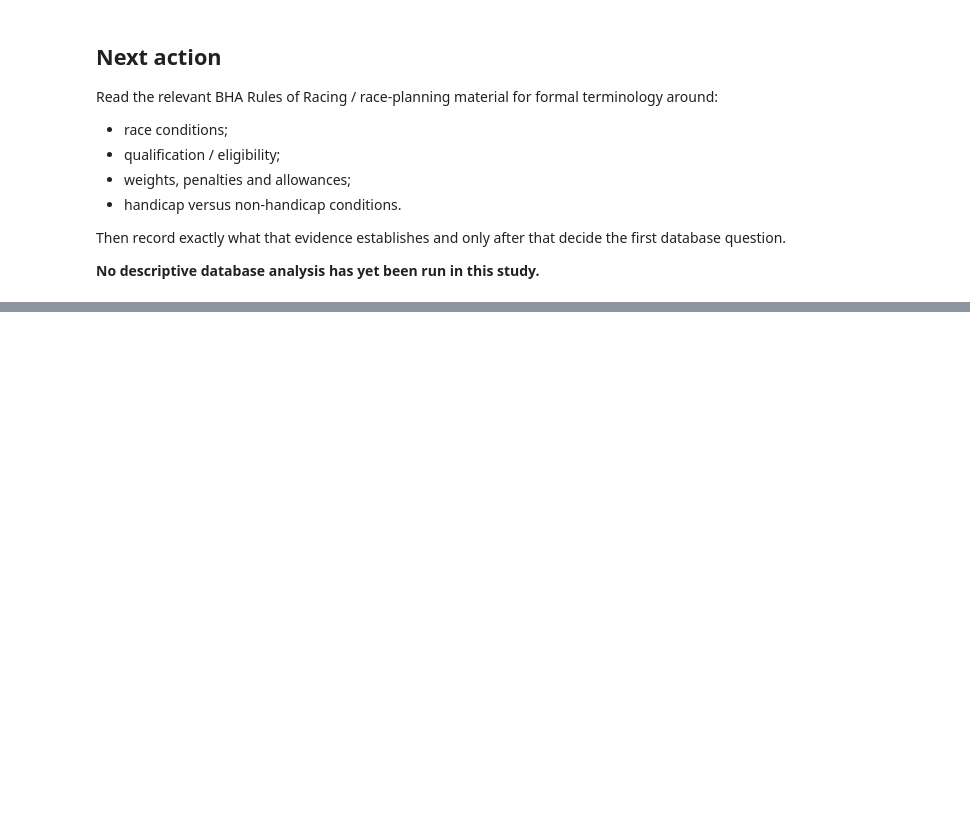
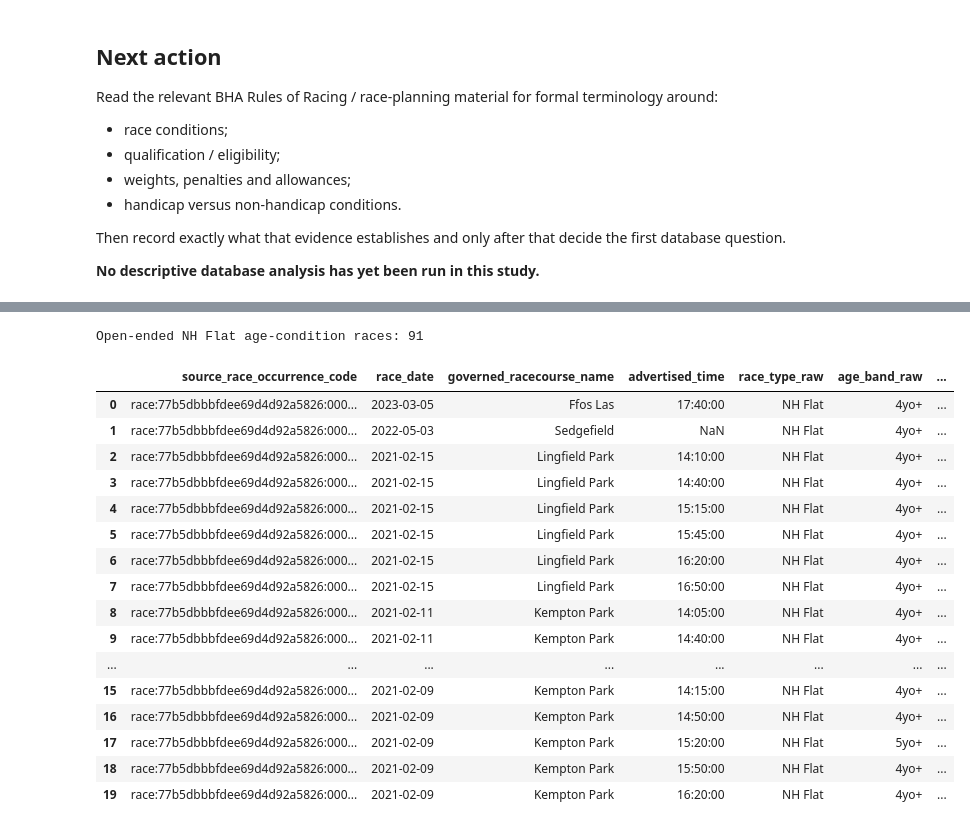
Before and after one commit to rjmac22/inside-rails-horse-racing, a Jupyter notebook: studies/jurisdictions/great_britain/05_what_is_a_british_horse_race.ipynb, the cells around one changed output, grey strips where cells are left out. Drawn from its saved outputs; the diff is of its cells as text; code cells hidden in the pictures; blank space fills up the shorter version.

```diff
--- a/studies/jurisdictions/great_britain/05_what_is_a_british_horse_race.ipynb
+++ b/studies/jurisdictions/great_britain/05_what_is_a_british_horse_race.ipynb
@@ -182,0 +6482,69 @@ Then record exactly what that evidence establishes and only after that decide th
+# %%
+# Find the latest National Hunt Flat races whose explicit source age condition
+# is open-ended (`4yo+` or `5yo+`).
+#
+# Analytical question:
+#
+#   Can we identify a concrete historical race where the race-level age
+#   condition itself has no upper boundary?
+#
+# We will then retrieve that exact race from the BHA API and test whether BHA's
+# own structured `ageLimit` is also open-ended.
+#
+# This query uses governed racecourse identity and advertised course-local time.
+# No source off-time field is used.
+
+with connect_read_only(DATABASE) as connection:
+    open_ended_nh_flat_age_cases = pd.read_sql_query(
+        """
+        SELECT
+            source_race_occurrence_code,
+            raw_date AS race_date,
+            governed_racecourse_name,
+            substr(advertised_start_course_local, 12, 8) AS advertised_time,
+            race_type_raw,
+            age_band_raw,
+            race_name_raw
+        FROM view_gb_reconciled_race_occurrences_with_racecourse
+        WHERE lower(trim(race_type_raw)) IN (
+            'nh flat',
+            'national hunt flat'
+        )
+          AND lower(trim(age_band_raw)) IN ('4yo+', '5yo+')
+        ORDER BY raw_date DESC,
+                 governed_racecourse_name,
+                 advertised_start_course_local
+        """,
+        connection,
+    )
+
+
+print(
+    "Open-ended NH Flat age-condition races:",
+    len(open_ended_nh_flat_age_cases),
+)
+
+pd.set_option("display.max_colwidth", None)
+
+display(
+    open_ended_nh_flat_age_cases.head(20)
+)
+# %% [output]
+Open-ended NH Flat age-condition races: 91
+|  | source_race_occurrence_code | race_date | governed_racecourse_name | advertised_time | race_type_raw | age_band_raw | ... |
+| 0 | race:77b5dbbbfdee69d4d92a5826:000... | 2023-03-05 | Ffos Las | 17:40:00 | NH Flat | 4yo+ | ... |
+| 1 | race:77b5dbbbfdee69d4d92a5826:000... | 2022-05-03 | Sedgefield | NaN | NH Flat | 4yo+ | ... |
+| 2 | race:77b5dbbbfdee69d4d92a5826:000... | 2021-02-15 | Lingfield Park | 14:10:00 | NH Flat | 4yo+ | ... |
+| 3 | race:77b5dbbbfdee69d4d92a5826:000... | 2021-02-15 | Lingfield Park | 14:40:00 | NH Flat | 4yo+ | ... |
+| 4 | race:77b5dbbbfdee69d4d92a5826:000... | 2021-02-15 | Lingfield Park | 15:15:00 | NH Flat | 4yo+ | ... |
+| 5 | race:77b5dbbbfdee69d4d92a5826:000... | 2021-02-15 | Lingfield Park | 15:45:00 | NH Flat | 4yo+ | ... |
+| 6 | race:77b5dbbbfdee69d4d92a5826:000... | 2021-02-15 | Lingfield Park | 16:20:00 | NH Flat | 4yo+ | ... |
+| 7 | race:77b5dbbbfdee69d4d92a5826:000... | 2021-02-15 | Lingfield Park | 16:50:00 | NH Flat | 4yo+ | ... |
+| 8 | race:77b5dbbbfdee69d4d92a5826:000... | 2021-02-11 | Kempton Park | 14:05:00 | NH Flat | 4yo+ | ... |
+| 9 | race:77b5dbbbfdee69d4d92a5826:000... | 2021-02-11 | Kempton Park | 14:40:00 | NH Flat | 4yo+ | ... |
+| ... | ... | ... | ... | ... | ... | ... | ... |
+| 15 | race:77b5dbbbfdee69d4d92a5826:000... | 2021-02-09 | Kempton Park | 14:15:00 | NH Flat | 4yo+ | ... |
+| 16 | race:77b5dbbbfdee69d4d92a5826:000... | 2021-02-09 | Kempton Park | 14:50:00 | NH Flat | 4yo+ | ... |
+| 17 | race:77b5dbbbfdee69d4d92a5826:000... | 2021-02-09 | Kempton Park | 15:20:00 | NH Flat | 5yo+ | ... |
+| 18 | race:77b5dbbbfdee69d4d92a5826:000... | 2021-02-09 | Kempton Park | 15:50:00 | NH Flat | 4yo+ | ... |
+| 19 | race:77b5dbbbfdee69d4d92a5826:000... | 2021-02-09 | Kempton Park | 16:20:00 | NH Flat | 4yo+ | ... |
```
Also changed, not shown: parts of 64 cells of this notebook.
